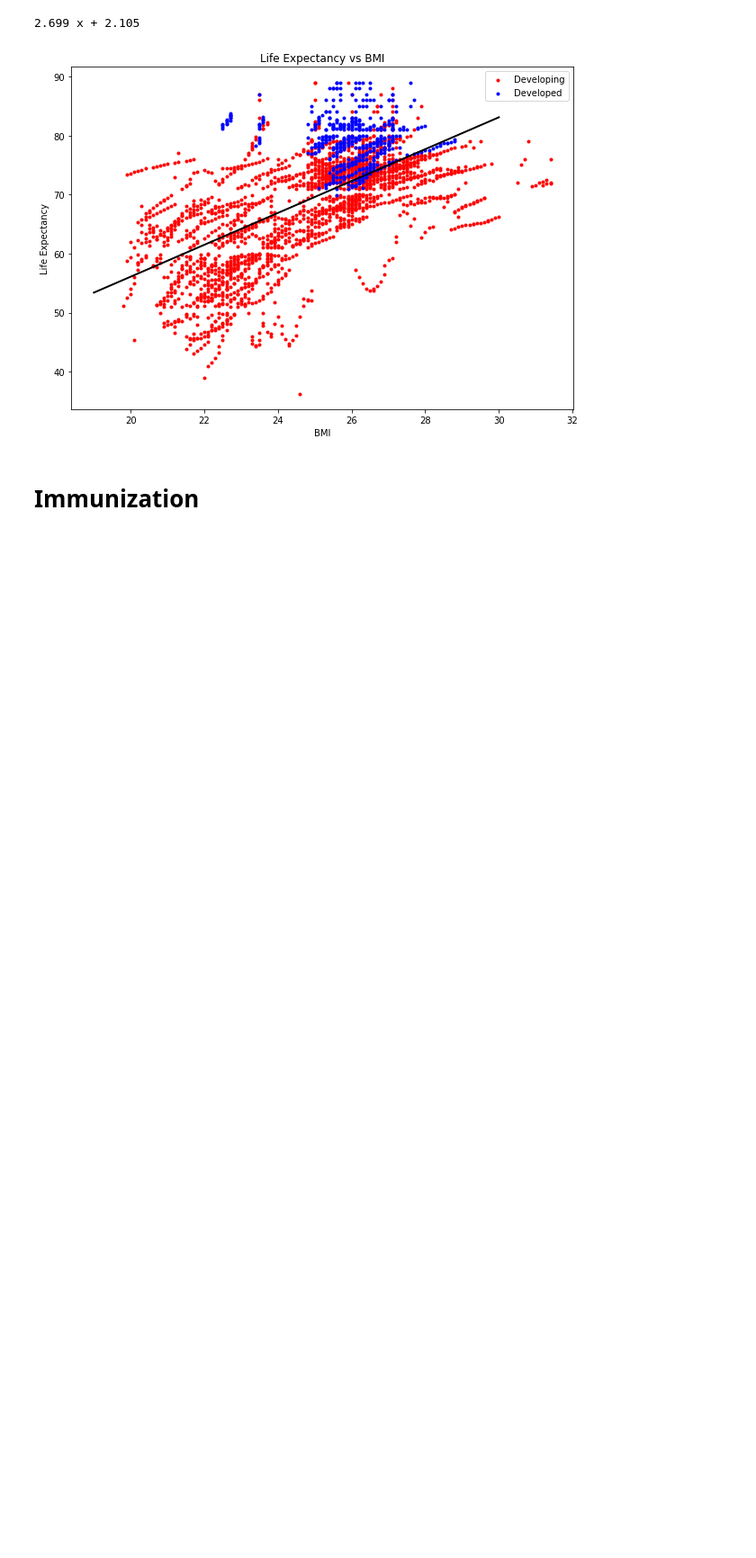
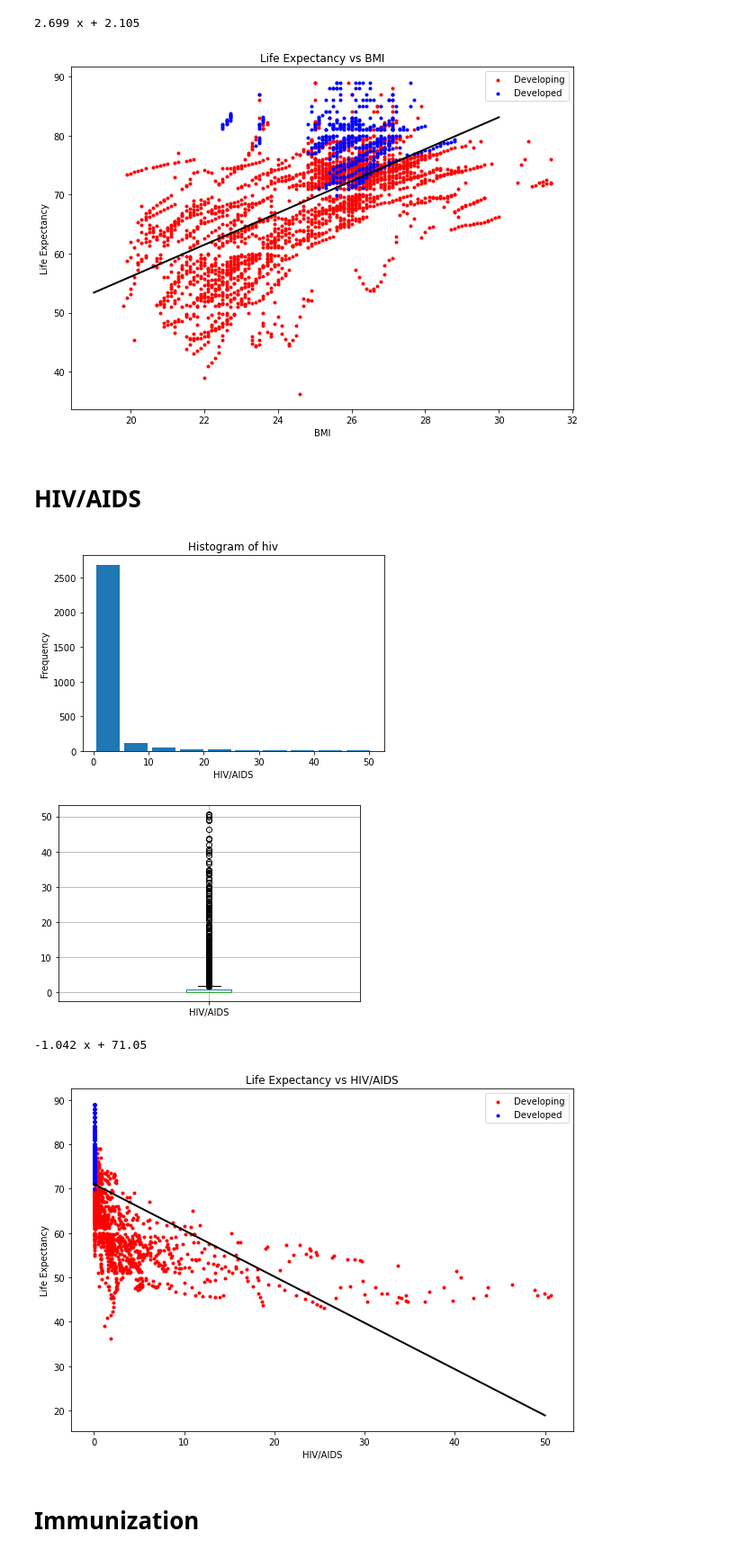
Before and after one commit to ryan-egbert/life-expectancy, a Jupyter notebook: scripts/final_project_v2.ipynb, the cells around one changed output. Shown at 90% size. Cells and saved outputs as stored; diff of their text form; code cells hidden in the pictures; blank space fills up the shorter version.

Commit message:
Added HIV graph

```diff
--- a/scripts/final_project_v2.ipynb
+++ b/scripts/final_project_v2.ipynb
@@ -761,6 +761,46 @@ plt.show()
 [figure]
 2.699 x + 2.105
 [figure]
+# %% [markdown]
+# HIV/AIDS
+# %%
+hiv = data[['Country', 'Year', 'Status', 'Life Expectancy', 'HIV/AIDS','Population']]
+hiv = hiv.dropna(subset=['HIV/AIDS']).copy()
+mask = hiv.index[hiv['HIV/AIDS'] == 0].tolist()
+hiv = hiv.drop(hiv.index[mask]).copy()
+
+plt.hist(x=hiv['HIV/AIDS'], rwidth=0.85)
+plt.xlabel('HIV/AIDS')
+plt.ylabel('Frequency')
+plt.title('Histogram of hiv')
+plt.show()
+
+hiv.boxplot(column = ['HIV/AIDS'])
+plt.show()
+
+x1 = hiv['HIV/AIDS'][hiv['Status'] == 'Developing']
+y1 = hiv['Life Expectancy'][hiv['Status'] == 'Developing']
+x2 = hiv['HIV/AIDS'][hiv['Status'] == 'Developed']
+y2 = hiv['Life Expectancy'][hiv['Status'] == 'Developed']
+plt.figure(figsize=(10,7))
+plt.scatter(x1, y1, marker=".", color='red')
+plt.scatter(x2, y2, marker='.', color='blue')
+plt.legend(['Developing', 'Developed'])
+
+model = np.poly1d(np.polyfit(hiv['HIV/AIDS'], hiv['Life Expectancy'], 1))
+polyline = np.linspace(0,50)
+plt.plot(polyline, model(polyline), color="black", linewidth=2)
+print(model)
+plt.title('Life Expectancy vs HIV/AIDS')
+plt.xlabel('HIV/AIDS')
+plt.ylabel("Life Expectancy")
+plt.savefig("hiv_aids.png")
+plt.show()
+# %% [output]
+[figure, added]
+[figure, added]
+-1.042 x + 71.05
+[figure, added]
 # %% [markdown]
 # Immunization
 # %%
```
Also changed, not shown: 1 other file.
